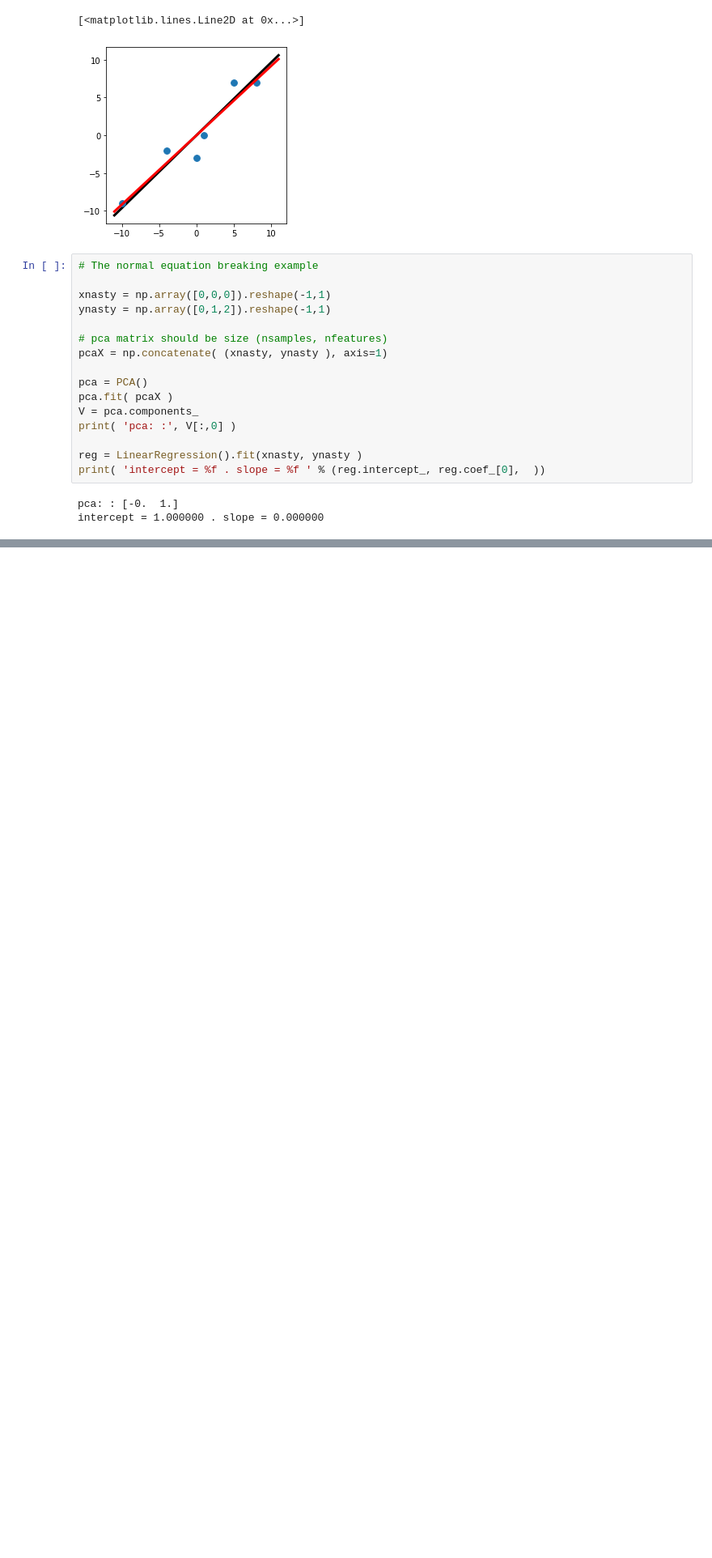
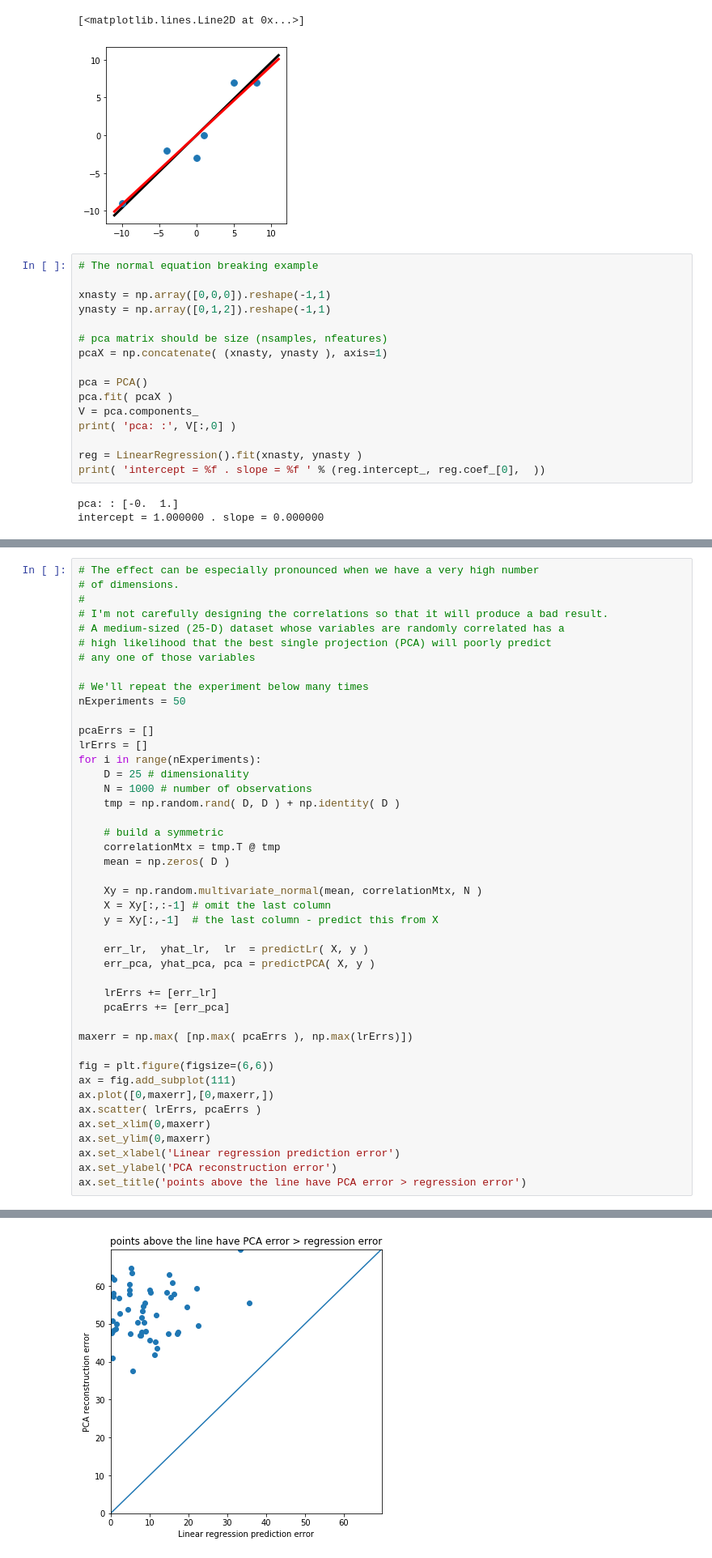
Before and after one commit to JaneliaMLCourse/MathClub, a Jupyter notebook: week4_linreg/PCAvsLR.ipynb, the cells around one changed output, grey strips where cells are left out. Shown: that part at 81% size. Drawn from its saved outputs; the diff is of its cells as text; blank space fills up the shorter version.

```diff
--- a/week4_linreg/PCAvsLR.ipynb
+++ b/week4_linreg/PCAvsLR.ipynb
@@ -128,0 +220,45 @@ plotPca( x, y, ax )
+# %%
+# The effect can be especially pronounced when we have a very high number
+# of dimensions.
+#
+# I'm not carefully designing the correlations so that it will produce a bad result.
+# A medium-sized (25-D) dataset whose variables are randomly correlated has a
+# high likelihood that the best single projection (PCA) will poorly predict
+# any one of those variables
+
+# We'll repeat the experiment below many times
+nExperiments = 50
+
+pcaErrs = []
+lrErrs = []
+for i in range(nExperiments):
+    D = 25 # dimensionality
+    N = 1000 # number of observations
+    tmp = np.random.rand( D, D ) + np.identity( D )
+
+    # build a symmetric
+    correlationMtx = tmp.T @ tmp
+    mean = np.zeros( D )
+
+    Xy = np.random.multivariate_normal(mean, correlationMtx, N )
+    X = Xy[:,:-1] # omit the last column
+    y = Xy[:,-1]  # the last column - predict this from X
+
+    err_lr,  yhat_lr,  lr  = predictLr( X, y )
+    err_pca, yhat_pca, pca = predictPCA( X, y )
+
+    lrErrs += [err_lr]
+    pcaErrs += [err_pca]
+
+maxerr = np.max( [np.max( pcaErrs ), np.max(lrErrs)])
+
+fig = plt.figure(figsize=(6,6))
+ax = fig.add_subplot(111)
+ax.plot([0,maxerr],[0,maxerr,])
+ax.scatter( lrErrs, pcaErrs )
+ax.set_xlim(0,maxerr)
+ax.set_ylim(0,maxerr)
+ax.set_xlabel('Linear regression prediction error')
+ax.set_ylabel('PCA reconstruction error')
+ax.set_title('points above the line have PCA error > regression error')
+# %% [output]
@@ -128,0 +266 @@ plotPca( x, y, ax )
+[figure, added]
```
Also changed, not shown: parts of 7 cells of this notebook.
